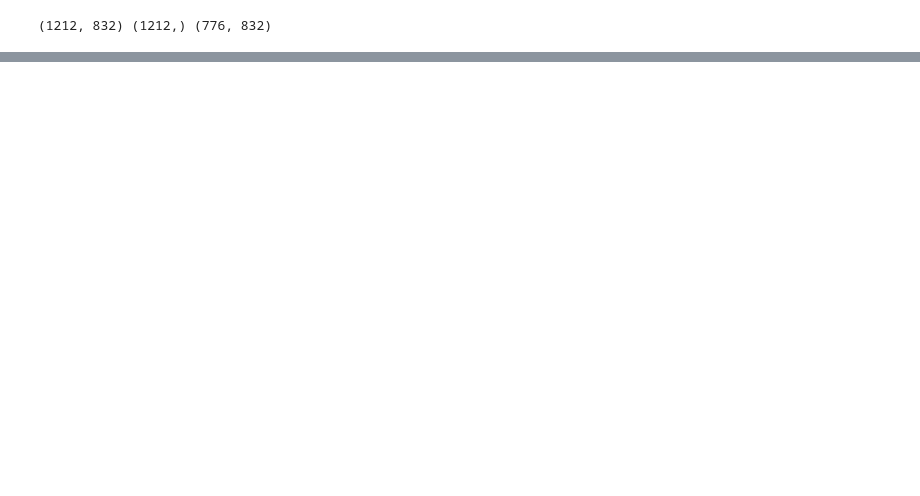
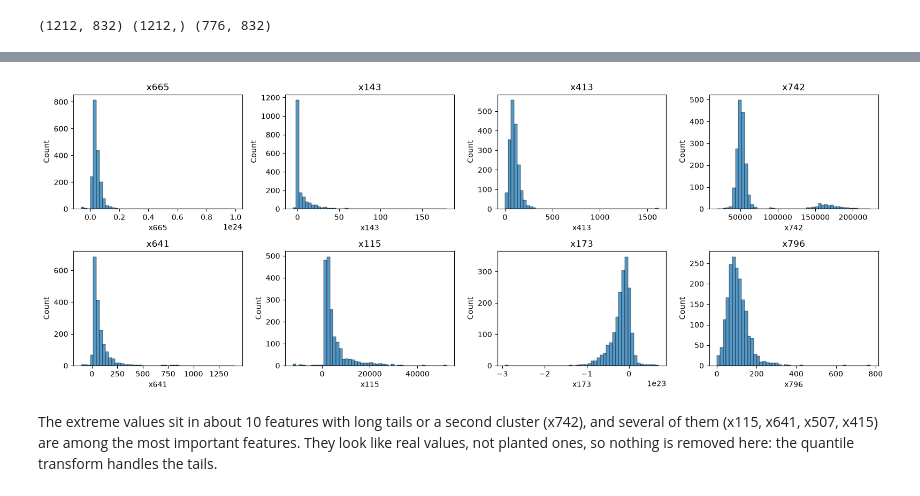
Before and after one commit to DavidTokar12/AML, a Jupyter notebook: notebooks/feature_selection.ipynb, the cells around one changed output, grey strips where cells are left out. Drawn from its saved outputs; the diff is of its cells as text; code cells hidden in the pictures; blank space fills up the shorter version.

```diff
--- a/notebooks/feature_selection.ipynb
+++ b/notebooks/feature_selection.ipynb
@@ -80,5 +134,0 @@ spread.sort_values("nunique").head(10)
-# %%
-constant = constant_features(X_train)
-print(f"Dropping {len(constant)} constant features: {constant}")
-X_step1 = X_train.drop(columns=constant)
-X_step1.shape
@@ -87,0 +137,14 @@ Dropping 4 constant features: ['x104', 'x129', 'x489', 'x530']
+# %%
+value_range = X_step1.max() - X_step1.min()
+uniform_noise = value_range.index[value_range.between(0.09, 0.11)].tolist()
+print(
+    f"Dropping {len(uniform_noise)} features with a value range of 0.1: {uniform_noise}"
+)
+pd.DataFrame(
+    {
+        "range": value_range[uniform_noise],
+        "std": X_step1[uniform_noise].std(),
+        "kurtosis": X_step1[uniform_noise].kurt(),
+        "corr_with_y": X_step1[uniform_noise].corrwith(y_train, method="spearman"),
+    }
+).describe().round(3)
@@ -87,0 +162,3 @@ Dropping 4 constant features: ['x104', 'x129', 'x489', 'x530']
+# %%
+X_step3 = X_step1.drop(columns=uniform_noise)
+X_step3.shape
@@ -87,0 +171,6 @@ Dropping 4 constant features: ['x104', 'x129', 'x489', 'x530']
+# %%
+X_all = pd.concat([X_step3, X_test[X_step3.columns]], ignore_index=True)
+z = robust_scale(X_all).abs()
+print({cutoff: int((z > cutoff).sum().sum()) for cutoff in (3, 5, 10, 20)})
+extreme = z.max().sort_values(ascending=False).head(8).index
+X_all[extreme].describe(percentiles=[0.01, 0.5, 0.99]).T
@@ -87,0 +188,11 @@ Dropping 4 constant features: ['x104', 'x129', 'x489', 'x530']
+# %%
+fig, axes = plt.subplots(2, 4, figsize=(16, 6))
+for ax, col in zip(axes.flat, extreme, strict=True):
+    sns.histplot(X_all[col], bins=50, ax=ax)
+    ax.set_title(col)
+plt.tight_layout()
+plt.show()
+# %% [output]
+[figure, added]
+# %% [markdown]
+The extreme values sit in about 10 features with long tails or a second cluster (x742), and several of them (x115, x641, x507, x415) are among the most important features. They look like real values, not planted ones, so nothing is removed here: the quantile transform handles the tails.
```
Also changed, not shown: parts of 29 cells of this notebook, 8 other files.
